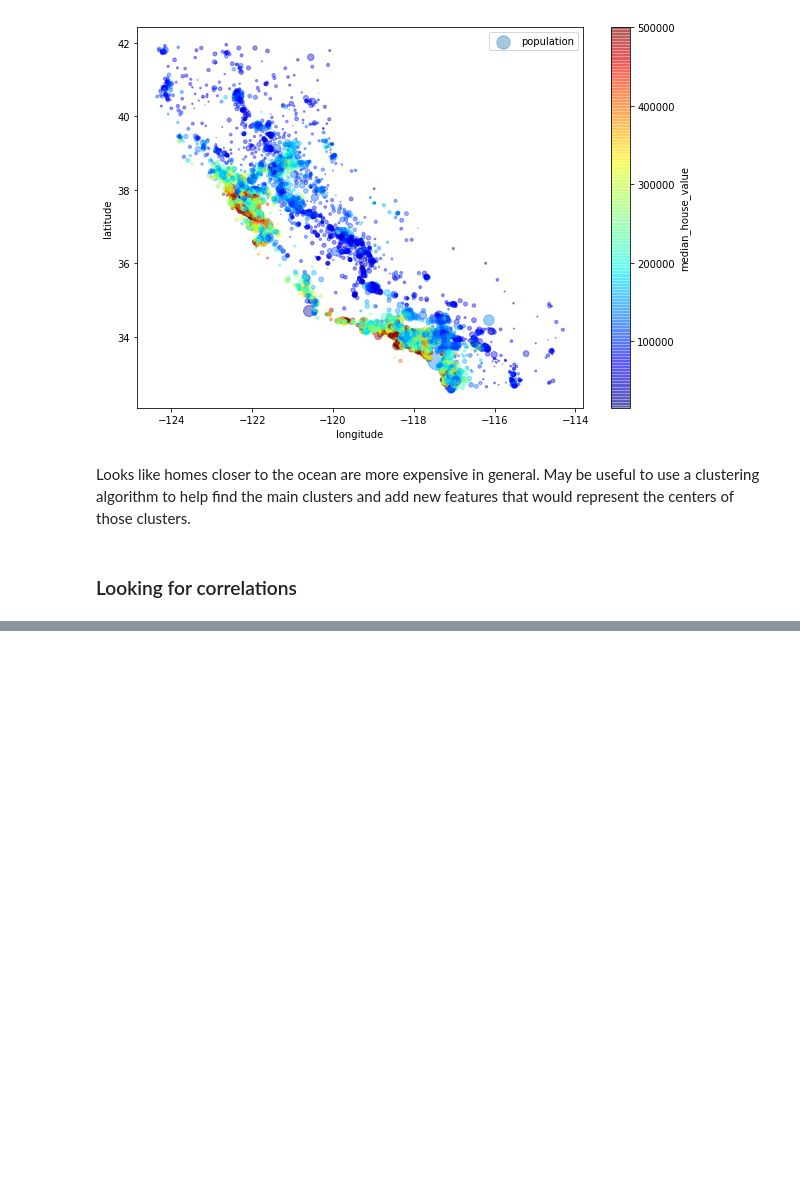
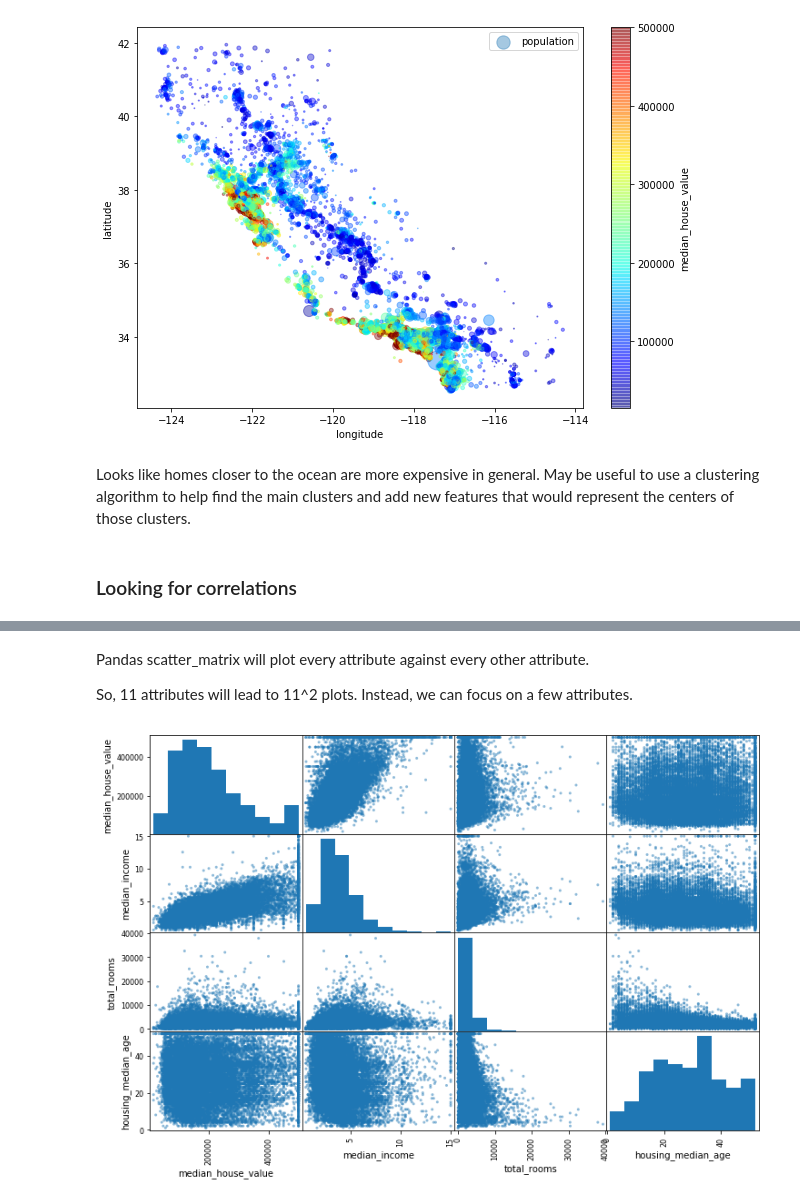
Before and after one commit to astidham2003/ml-study-group, a Jupyter notebook: chapter_2/Housing.ipynb, the cells around one changed output, grey strips where cells are left out. Drawn from its saved outputs; the diff is of its cells as text; code cells hidden in the pictures; blank space fills up the shorter version.

Commit message:
Visualized data

```diff
--- a/chapter_2/Housing.ipynb
+++ b/chapter_2/Housing.ipynb
@@ -259,0 +297,12 @@ Looks like homes closer to the ocean are more expensive in general.  May be usef
+# %% [markdown]
+Pandas scatter_matrix will plot every attribute against every other attribute.
+
+So, 11 attributes will lead to 11^2 plots.  Instead, we can focus on a few attributes.
+# %%
+from pandas.plotting import scatter_matrix
+
+attributes = ["median_house_value", "median_income", "total_rooms", "housing_median_age"]
+scatter_matrix(housing[attributes], figsize=(12, 8))
+plt.show() # Without this the datatype is printed out first followed by the graphs.
+# %% [output]
+[figure, added]
```
Also changed, not shown: parts of 19 cells of this notebook.
